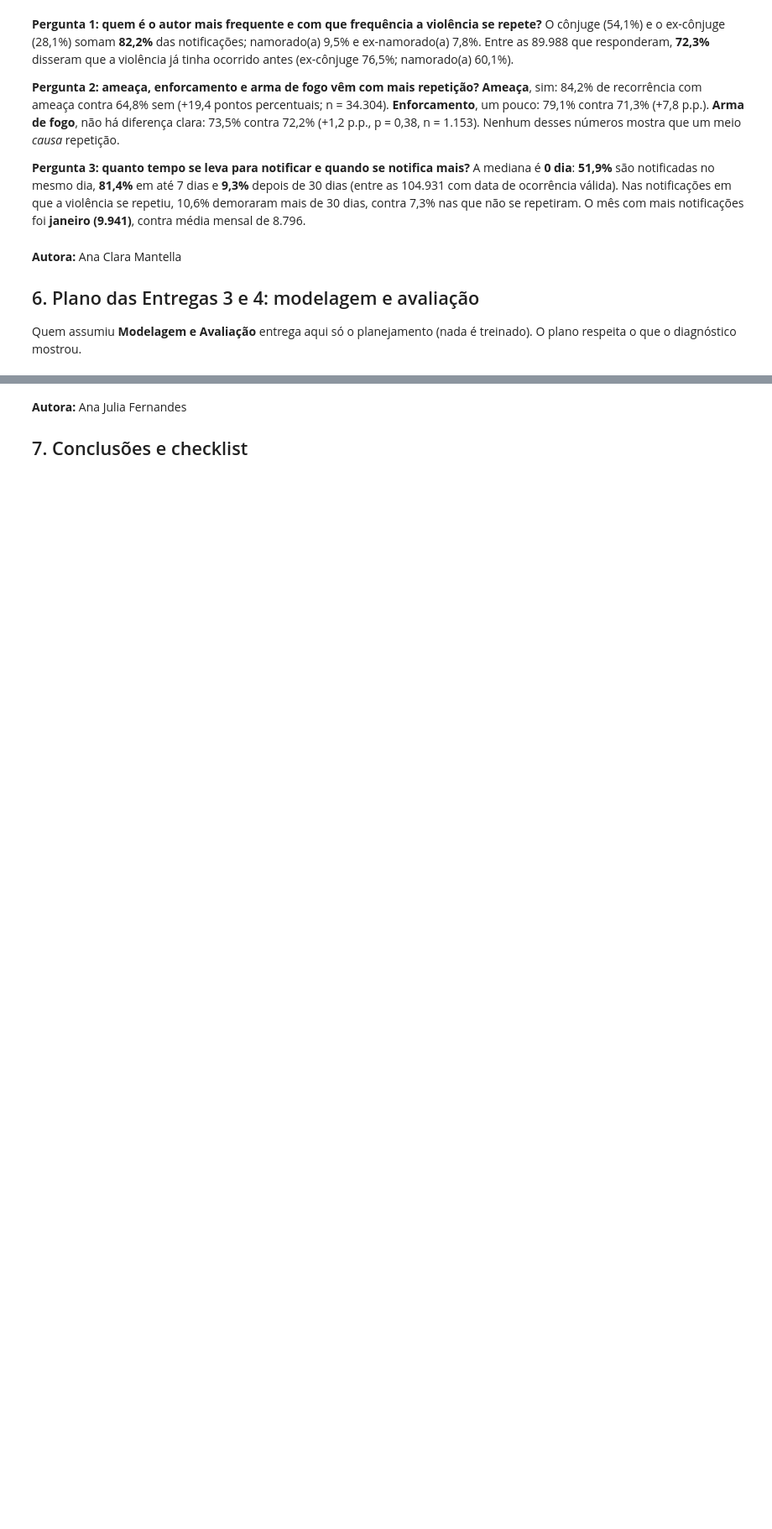
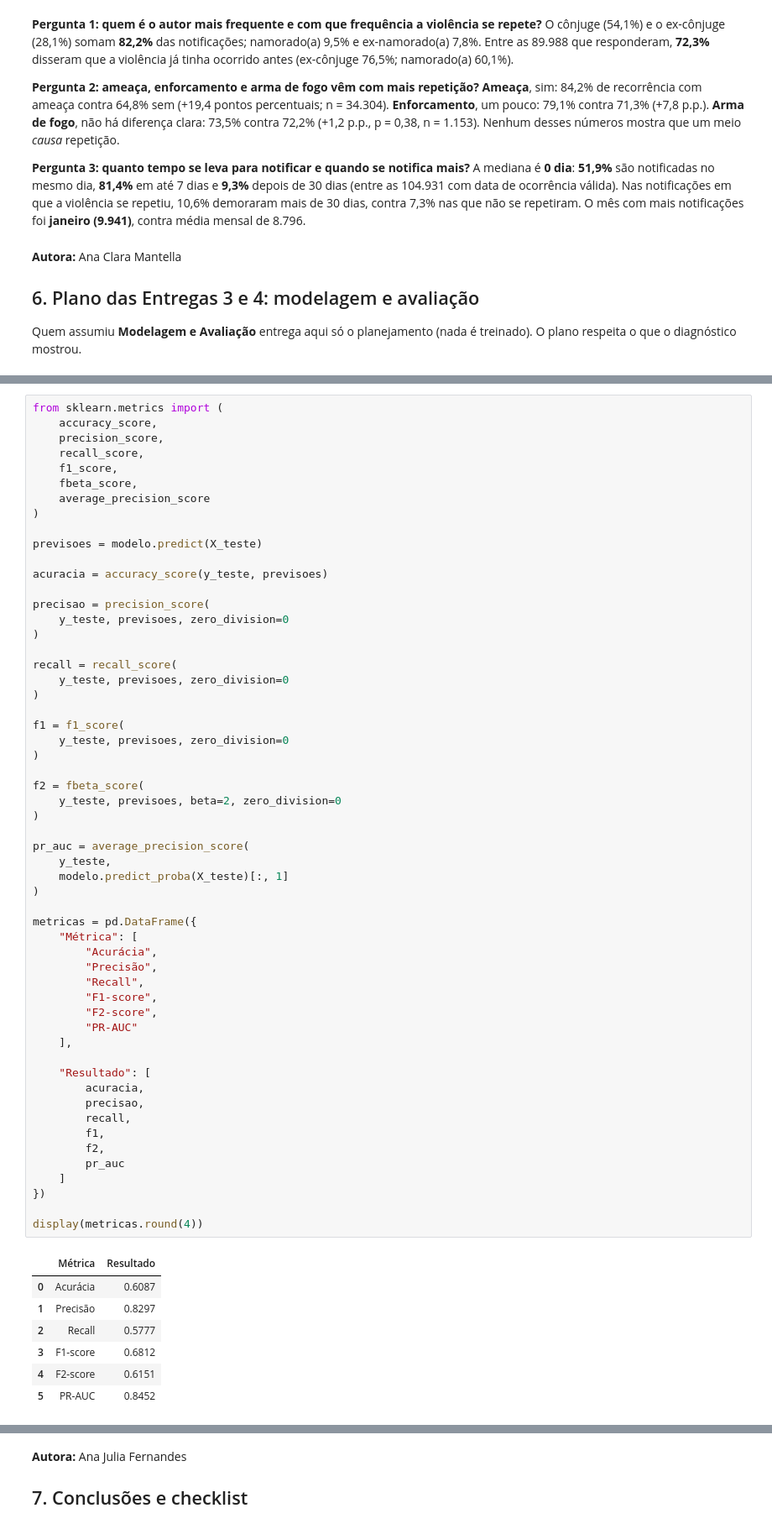
Before and after one commit to juuhjuw/BookSpace, a Jupyter notebook: data/notebooks/notebook.ipynb, the cells around one changed output, grey strips where cells are left out. Shown at 84% size. Drawn from its saved outputs; the diff is of its cells as text; blank space fills up the shorter version.

```diff
--- a/data/notebooks/notebook.ipynb
+++ b/data/notebooks/notebook.ipynb
@@ -701,0 +1305,64 @@ print("\nCompatibilidade com o app (a validar com o time de desenvolvimento):");
+# %%
+from sklearn.metrics import (
+    accuracy_score,
+    precision_score,
+    recall_score,
+    f1_score,
+    fbeta_score,
+    average_precision_score
+)
+
+previsoes = modelo.predict(X_teste)
+
+acuracia = accuracy_score(y_teste, previsoes)
+
+precisao = precision_score(
+    y_teste, previsoes, zero_division=0
+)
+
+recall = recall_score(
+    y_teste, previsoes, zero_division=0
+)
+
+f1 = f1_score(
+    y_teste, previsoes, zero_division=0
+)
+
+f2 = fbeta_score(
+    y_teste, previsoes, beta=2, zero_division=0
+)
+
+pr_auc = average_precision_score(
+    y_teste,
+    modelo.predict_proba(X_teste)[:, 1]
+)
+
+metricas = pd.DataFrame({
+    "Métrica": [
+        "Acurácia",
+        "Precisão",
+        "Recall",
+        "F1-score",
+        "F2-score",
+        "PR-AUC"
+    ],
+
+    "Resultado": [
+        acuracia,
+        precisao,
+        recall,
+        f1,
+        f2,
+        pr_auc
+    ]
+})
+
+display(metricas.round(4))
+# %% [output]
+|  | Métrica | Resultado |
+| 0 | Acurácia | 0.6087 |
+| 1 | Precisão | 0.8297 |
+| 2 | Recall | 0.5777 |
+| 3 | F1-score | 0.6812 |
+| 4 | F2-score | 0.6151 |
+| 5 | PR-AUC | 0.8452 |
```
Also changed, not shown: parts of 55 cells of this notebook, 1 other file.
